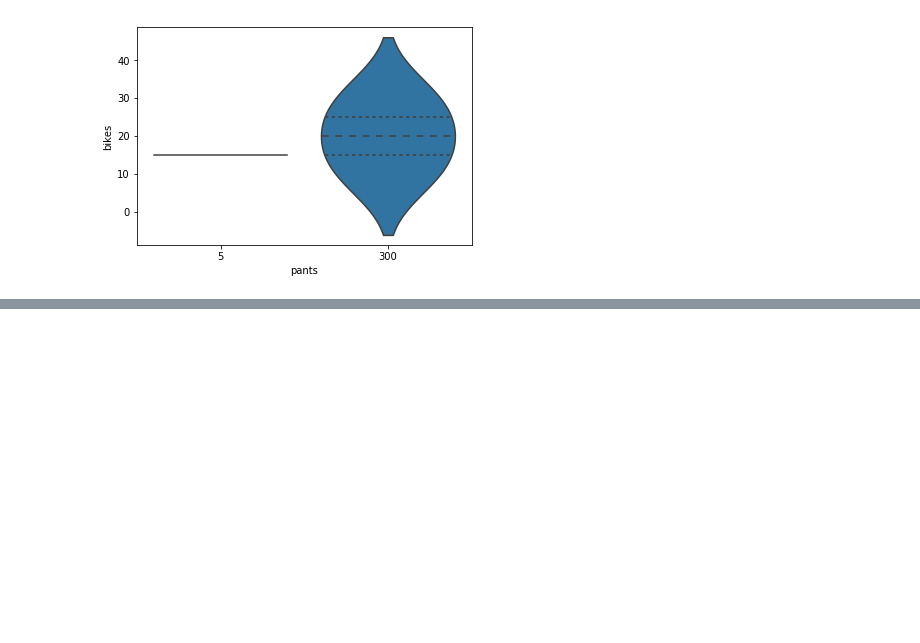
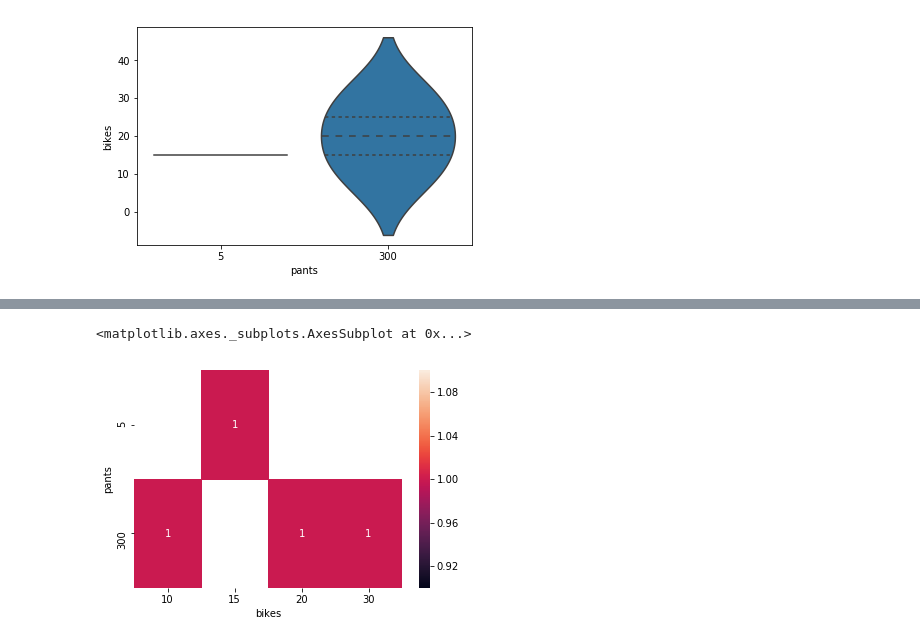
Before and after one commit to ezhilvendhan/tut-notebooks, a Jupyter notebook: *py/2. Matplotlib.ipynb, the cells around one changed output, grey strips where cells are left out. Saved outputs shown, nothing was run; the diff lists cells and outputs as text; code cells hidden in the pictures; blank space fills up the shorter version.

Commit message:
Complete Matplotlib

```diff
--- a/*py/2. Matplotlib.ipynb
+++ b/*py/2. Matplotlib.ipynb
@@ -269,0 +293,5 @@ sb.violinplot(data = df, x = 'pants', y = 'bikes', color = base_color,
+# %%
+sb.heatmap(ct_counts, annot = True)
+# %% [output]
+<matplotlib.axes._subplots.AxesSubplot at 0x...>
+[figure, added]
```
Also changed, not shown: parts of 14 cells of this notebook, 1 other file.
